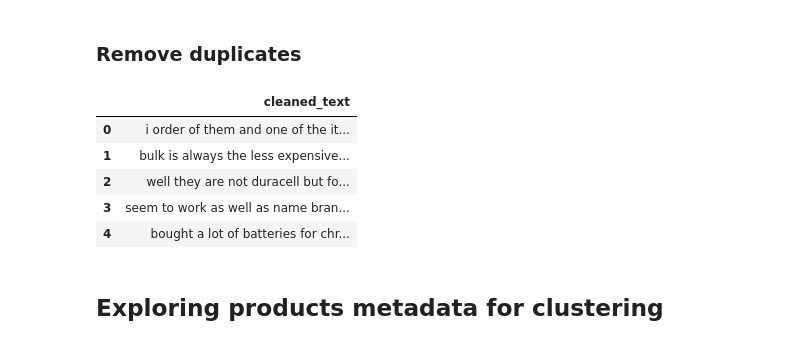
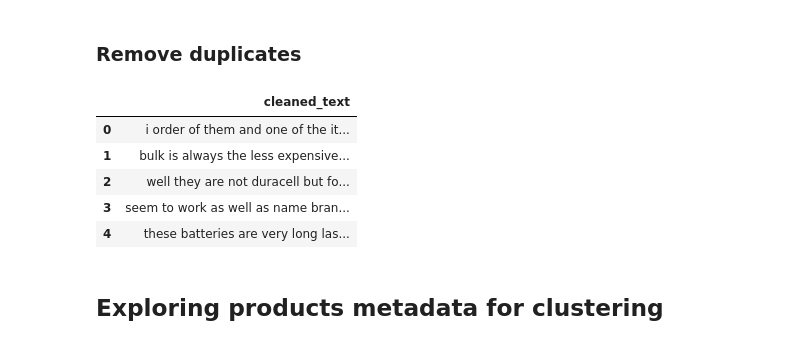
Before and after one commit to adriadi/project-nlp-business-case-automated-customers-reviews-v2, a Jupyter notebook: code/main.ipynb, the cells around one changed output. Cells and saved outputs as stored; diff of their text form; code cells hidden in the pictures.

```diff
--- a/code/main.ipynb
+++ b/code/main.ipynb
@@ -27,8 +20,10 @@ df.head()
 # %% [markdown]
 ### Tokenization
 # %%
-df['tokens'] = df['reviews.text'].astype(str).str.split()
-df['tokens'][1:6]
+from functions.data_process import tokenize
+
+tokenize(df)
+df["tokens"][1:6]
 # %% [output]
 1    [Bulk, is, always, the, less, expensive, way, ...
 2    [Well, they, are, not, Duracell, but, for, the...
@@ -80,16 +78,17 @@ df_filtered[['cleaned_text']].head()
 # %% [markdown]
 ### Remove duplicates
 # %%
-df_filtered = df_filtered.drop_duplicates(subset=['cleaned_text'])
-df_filtered = df_filtered.reset_index(drop=True)
+from functions.data_process import remove_duplicates
+
+df_filtered = remove_duplicates(df)
 df_filtered[['cleaned_text']].head()
 # %% [output]
 |  | cleaned_text |
 | 0 | i order of them and one of the it... |
 | 1 | bulk is always the less expensive... |
 | 2 | well they are not duracell but fo... |
 | 3 | seem to work as well as name bran... |
-| 4 | bought a lot of batteries for chr... |
+| 4 | these batteries are very long las... |
 # %% [markdown]
 ## Exploring products metadata for clustering
 # %% [markdown]
```
Also changed, not shown: parts of 32 cells of this notebook, 6 other files.
